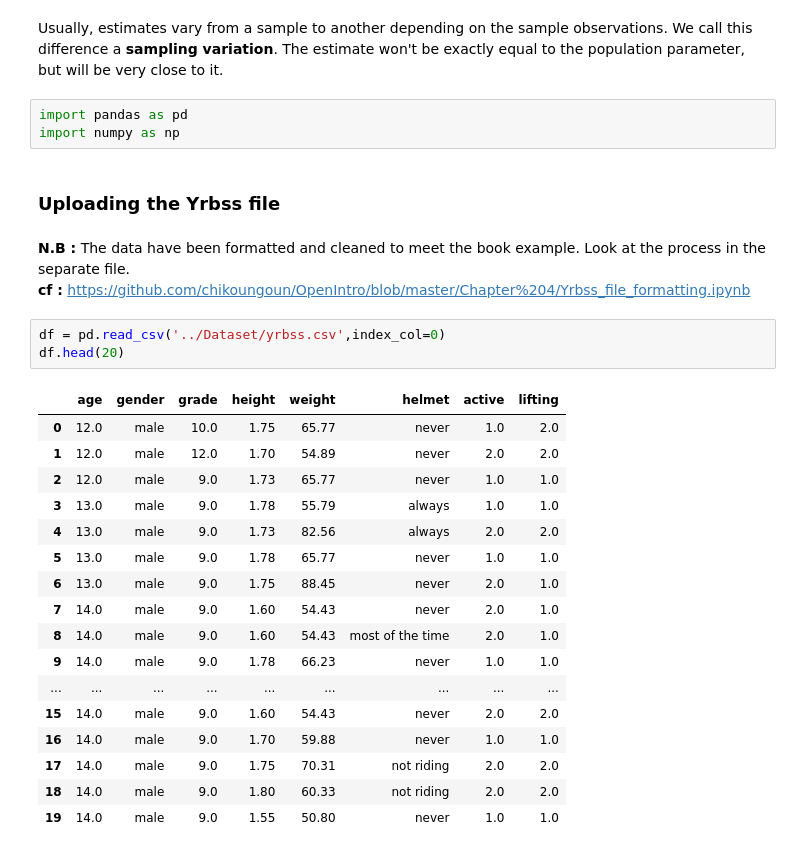
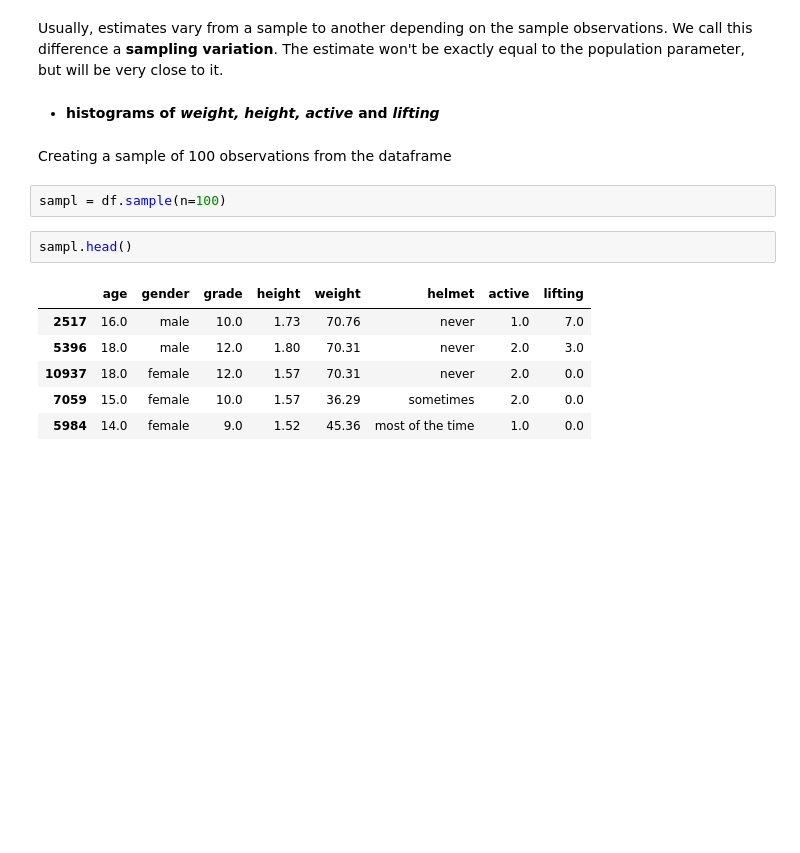
Before and after one commit to chikoungoun/OpenIntro, a Jupyter notebook: Chapter 4/Chap4_Foundations_for_Inference.ipynb, the cells around one changed output. Saved outputs shown, nothing was run; the diff lists cells and outputs as text; blank space fills up the shorter version.

```diff
--- a/Chapter 4/Chap4_Foundations_for_Inference.ipynb
+++ b/Chapter 4/Chap4_Foundations_for_Inference.ipynb
@@ -19,32 +47,18 @@ We want to try to estimate some features out of the YRBSS file using **samples**
 Generally speaking, a point estimate is a statistic parameter (mean, variance, standard deviation,...) used to estimate a parameter in a population, usually applied on samples.
 # %% [markdown]
 Usually, estimates vary from a sample to another depending on the sample observations. We call this difference a **sampling variation**. The estimate won't be exactly equal to the population parameter, but will be very close to it.
-# %%
-import pandas as pd
-import numpy as np
-# %% [markdown]
-### Uploading the Yrbss file
-# %% [markdown]
-**N.B :** The data have been formatted and cleaned to meet the book example. Look at the process in the separate file.<br/>
-**cf :** https://github.com/chikoungoun/OpenIntro/blob/master/Chapter%204/Yrbss_file_formatting.ipynb
-# %%
-df = pd.read_csv('../Dataset/yrbss.csv',index_col=0)
-df.head(20)
-# %% [output]
-|  | age | gender | grade | height | weight | helmet | active | lifting |
-| 0 | 12.0 | male | 10.0 | 1.75 | 65.77 | never | 1.0 | 2.0 |
-| 1 | 12.0 | male | 12.0 | 1.70 | 54.89 | never | 2.0 | 2.0 |
-| 2 | 12.0 | male | 9.0 | 1.73 | 65.77 | never | 1.0 | 1.0 |
-| 3 | 13.0 | male | 9.0 | 1.78 | 55.79 | always | 1.0 | 1.0 |
-| 4 | 13.0 | male | 9.0 | 1.73 | 82.56 | always | 2.0 | 2.0 |
-| 5 | 13.0 | male | 9.0 | 1.78 | 65.77 | never | 1.0 | 1.0 |
-| 6 | 13.0 | male | 9.0 | 1.75 | 88.45 | never | 2.0 | 1.0 |
-| 7 | 14.0 | male | 9.0 | 1.60 | 54.43 | never | 2.0 | 1.0 |
-| 8 | 14.0 | male | 9.0 | 1.60 | 54.43 | most of the time | 2.0 | 1.0 |
-| 9 | 14.0 | male | 9.0 | 1.78 | 66.23 | never | 1.0 | 1.0 |
-| ... | ... | ... | ... | ... | ... | ... | ... | ... |
-| 15 | 14.0 | male | 9.0 | 1.60 | 54.43 | never | 2.0 | 2.0 |
-| 16 | 14.0 | male | 9.0 | 1.70 | 59.88 | never | 1.0 | 1.0 |
-| 17 | 14.0 | male | 9.0 | 1.75 | 70.31 | not riding | 2.0 | 2.0 |
-| 18 | 14.0 | male | 9.0 | 1.80 | 60.33 | not riding | 2.0 | 2.0 |
-| 19 | 14.0 | male | 9.0 | 1.55 | 50.80 | never | 1.0 | 1.0 |
+# %% [markdown]
+* **histograms of <i>weight, height, active</i> and <i>lifting</i>**
+# %% [markdown]
+Creating a sample of 100 observations from the dataframe
+# %%
+sampl = df.sample(n=100)
+# %%
+sampl.head()
+# %% [output]
+|  | age | gender | grade | height | weight | helmet | active | lifting |
+| 2517 | 16.0 | male | 10.0 | 1.73 | 70.76 | never | 1.0 | 7.0 |
+| 5396 | 18.0 | male | 12.0 | 1.80 | 70.31 | never | 2.0 | 3.0 |
+| 10937 | 18.0 | female | 12.0 | 1.57 | 70.31 | never | 2.0 | 0.0 |
+| 7059 | 15.0 | female | 10.0 | 1.57 | 36.29 | sometimes | 2.0 | 0.0 |
+| 5984 | 14.0 | female | 9.0 | 1.52 | 45.36 | most of the time | 1.0 | 0.0 |
```
Also changed, not shown: parts of 9 cells of this notebook.
